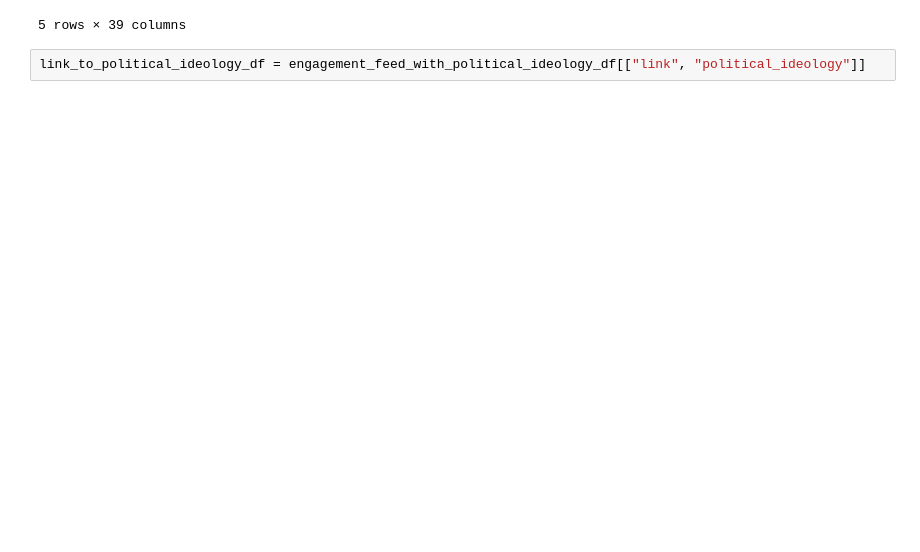
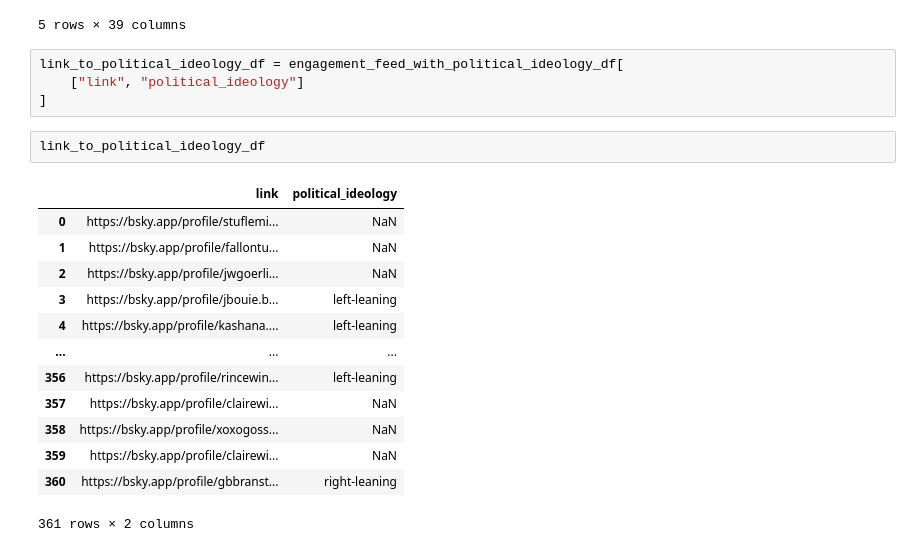
Before and after one commit to METResearchGroup/bluesky-research, a Jupyter notebook: services/rank_posts/rank_posts.ipynb, the cells around one changed output. Cells and saved outputs as stored; diff of their text form; blank space fills up the shorter version.

```diff
--- a/services/rank_posts/rank_posts.ipynb
+++ b/services/rank_posts/rank_posts.ipynb
@@ -1188,4 +1188,22 @@ engagement_feed_with_political_ideology_df.head()
 | 4 | https://bsky.app/profile/kashana.... | 2024-03-14T15:10:25.317Z | at://did:plc:a25kqnnqd7g4bvahjwz2... | 3384 | 1272 | 73 | True | left-leaning | ... |
 5 rows × 39 columns
 # %%
-link_to_political_ideology_df = engagement_feed_with_political_ideology_df[["link", "political_ideology"]]
+link_to_political_ideology_df = engagement_feed_with_political_ideology_df[
+    ["link", "political_ideology"]
+]
+# %%
+link_to_political_ideology_df
+# %% [output]
+|  | link | political_ideology |
+| 0 | https://bsky.app/profile/stuflemi... | NaN |
+| 1 | https://bsky.app/profile/fallontu... | NaN |
+| 2 | https://bsky.app/profile/jwgoerli... | NaN |
+| 3 | https://bsky.app/profile/jbouie.b... | left-leaning |
+| 4 | https://bsky.app/profile/kashana.... | left-leaning |
+| ... | ... | ... |
+| 356 | https://bsky.app/profile/rincewin... | left-leaning |
+| 357 | https://bsky.app/profile/clairewi... | NaN |
+| 358 | https://bsky.app/profile/xoxogoss... | NaN |
+| 359 | https://bsky.app/profile/clairewi... | NaN |
+| 360 | https://bsky.app/profile/gbbranst... | right-leaning |
+361 rows × 2 columns
```
Also changed, not shown: parts of 10 cells of this notebook, 4 other files.
